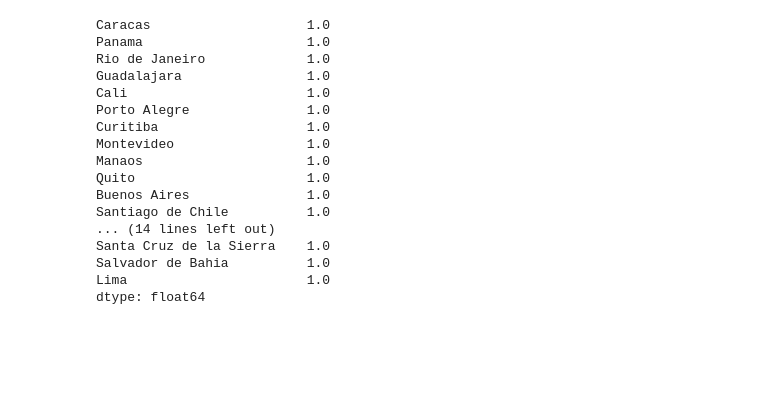
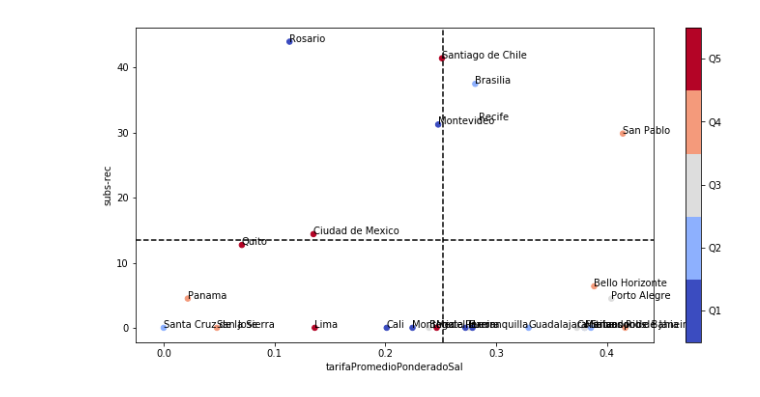
Before and after one commit to alephcero/urbanMobilityObservatory, a Jupyter notebook: analisis.ipynb, the cells around one changed output. Drawn from its saved outputs; the diff is of its cells as text; code cells hidden in the pictures; blank space fills up the shorter version.

```diff
--- a/analisis.ipynb
+++ b/analisis.ipynb
@@ -104,6 +108,8 @@ def ploteo(ejeX, ejeY, dataset, labelX, labelY,color = False, tamanio = False,):
                     c='grey',
                     s = s)
 
+    plt.axvline(x=dataset[ejeX].mean(),c='black',ls='dashed')
+    plt.axhline(y=dataset[ejeY].mean(),c='black',ls='dashed')
     plt.xlabel(labelX)
     plt.ylabel(labelY)
 
@@ -124,6 +122,8 @@ data.columns = nombresCortos
 
 #llenar instrumento legal con los que son publicos
 data['instrumentoLegal'] = data['instrumentoLegal'].fillna('Sistema Publico')
+
+data['PBIperCapita'] = data.PIB / data.poblacion * 1000000000
 
 #cambiar a numerico
 data['victimas_fatales'] = pd.to_numeric(data['victimas_fatales'],errors='coerce')
@@ -239,7 +227,7 @@ tarifa = data.loc[:,tarifas]
 
 #tarifa promedio simple
 tarifa['tarifaPromedioSimple'] = tarifa.loc[:,tarifas].mean(axis=1)
-tarifa['tarifaPromedioSimpleSal'] = tarifa['tarifaPromedioSimple'] / data.salario_minimo
+tarifa['tarifaPromedioSimpleSal'] = tarifa['tarifaPromedioSimple'] / data.salario_minimo *100
 
 
 
@@ -265,26 +253,29 @@ pesos = {'pesoOmnibus' : flotaBuses / denominador,
          'pesoTranvia' : (data.flota_tranvia / denominador).fillna(0)
         }
 
-'tarifaOmnibus'[6:]
 
 for modo in tarifas:
     tarifa[modo + 'Salario'] = tarifa[modo] / data.salario_minimo
-     tarifa[modo] *
+
+tarifa['tarifaPromedioPonderado'] = tarifa.tarifaOmnibus.fillna(0) * pesos['pesoOmnibus'] + \
+                              tarifa.tarifaMicrobus.fillna(0) * pesos['pesoMicrobus']+ \
+                              tarifa.tarifaTren.fillna(0) * pesos['pesoTren'] + \
+                              tarifa.tarifaMetro.fillna(0) * pesos['pesoMetro'] + \
+                              tarifa.tarifaTranvia.fillna(0) * pesos['pesoTranvia']
+
+tarifa['tarifaPromedioPonderadoSal'] = tarifa['tarifaPromedioPonderado'] / data.salario_minimo *100
+
+data['tarifaPromedioPonderado'] = tarifa['tarifaPromedioPonderado']
+data['tarifaPromedioPonderadoSal'] =tarifa['tarifaPromedioPonderadoSal']
+data['tarifaPromedioSimple'] = tarifa['tarifaPromedioSimple']
+data['tarifaPromedioSimpleSal'] = tarifa['tarifaPromedioSimpleSal']
-# %% [output]
-Caracas                    1.0
-Panama                     1.0
-Rio de Janeiro             1.0
-Guadalajara                1.0
-Cali                       1.0
-Porto Alegre               1.0
-Curitiba                   1.0
-Montevideo                 1.0
-Manaos                     1.0
-Quito                      1.0
-Buenos Aires               1.0
-Santiago de Chile          1.0
-... (14 lines left out)
-Santa Cruz de la Sierra    1.0
-Salvador de Bahia          1.0
-Lima                       1.0
-dtype: float64
+# %%
+ploteo(ejeX = 'tarifaPromedioPonderadoSal',
+       ejeY = 'subs-rec',
+       color = 'asientos_milhab',
+       #tamanio = 'PBIperCapita',
+       dataset = data.drop('Buenos Aires'),
+       labelX = 'tarifaPromedioPonderadoSal',
+       labelY = u'subs-rec')
+# %% [output]
+[figure, added]
```
Also changed, not shown: parts of 10 cells of this notebook.
